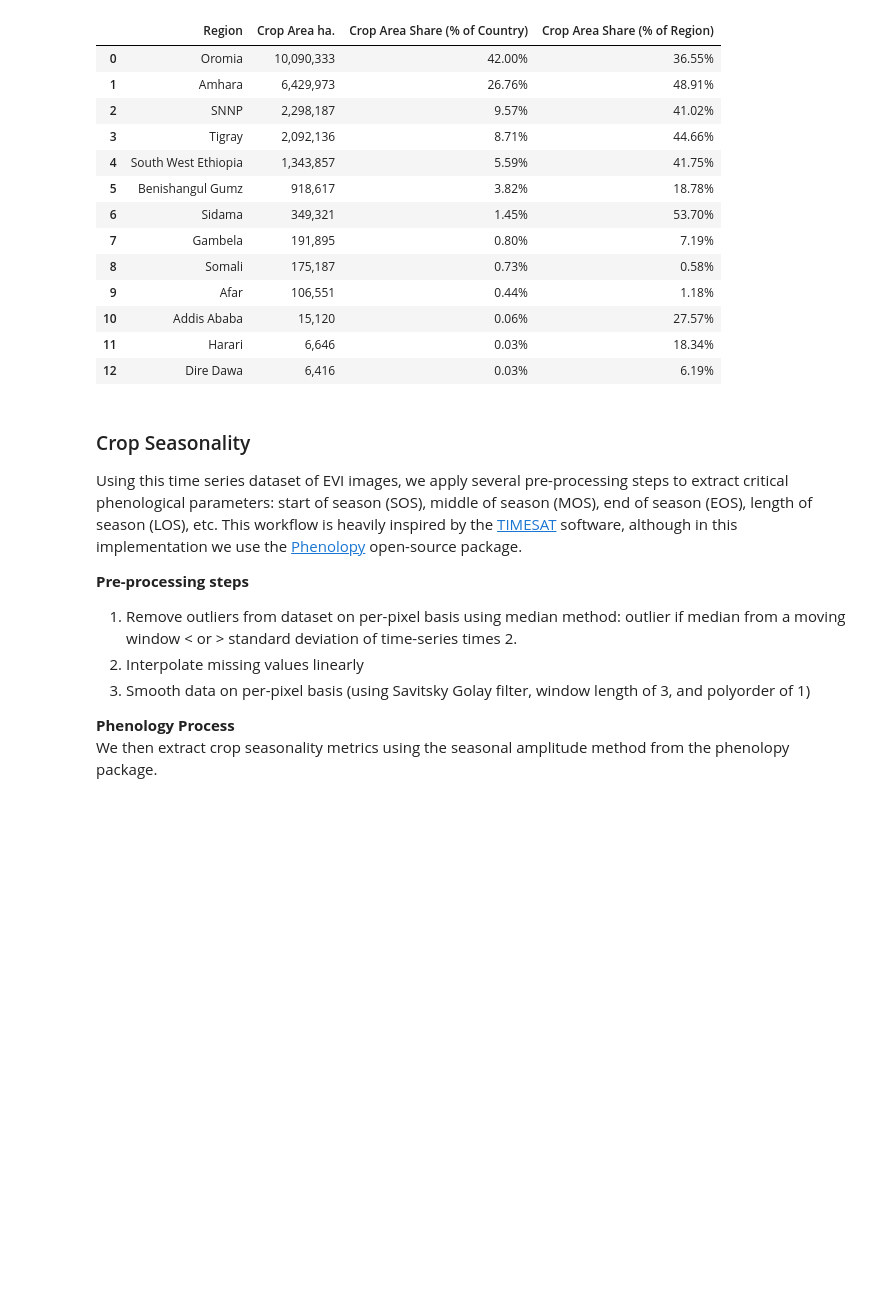
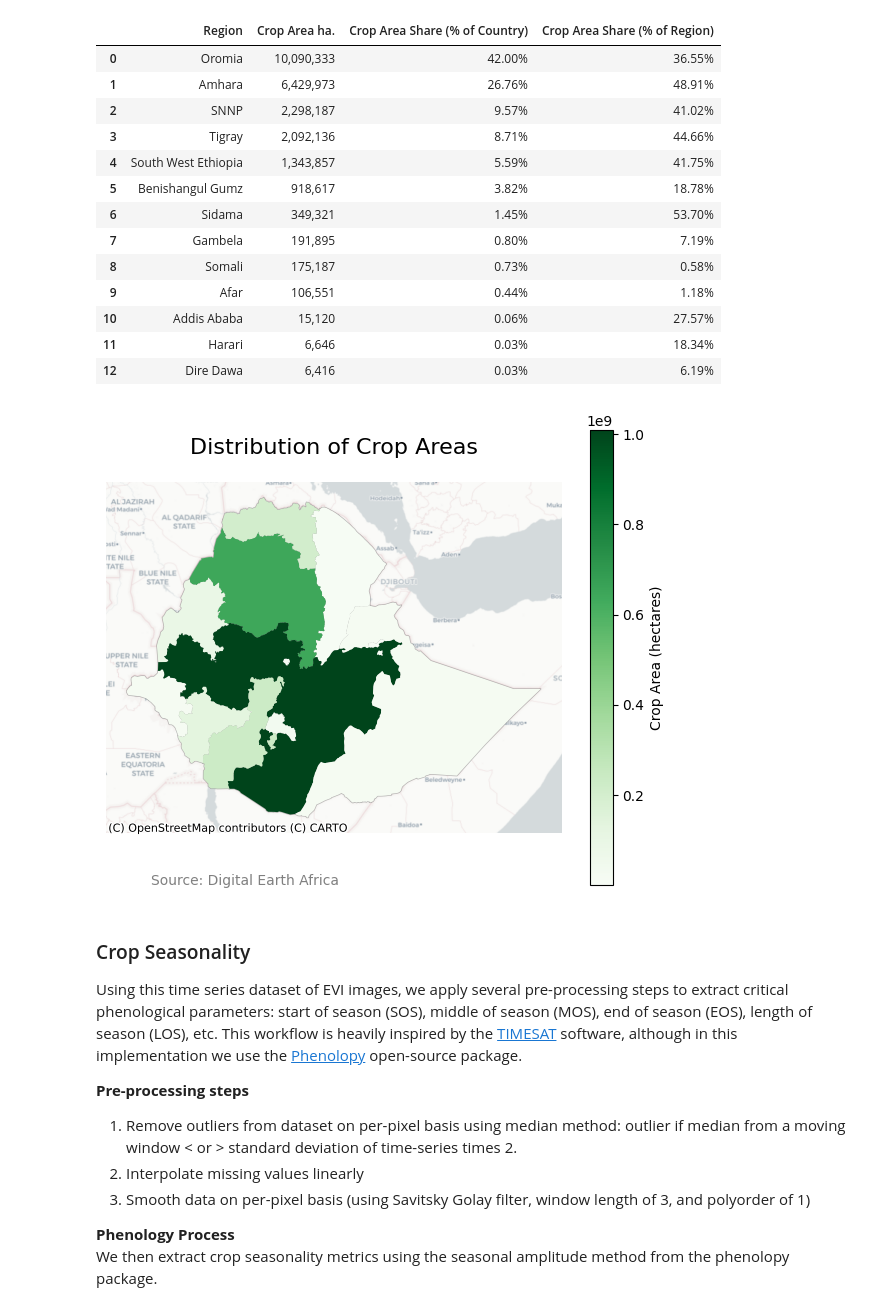
Before and after one commit to datapartnership/ethiopia-economic-monitoring, a Jupyter notebook: notebooks/agriculture/crop-productivity.ipynb, the cells around one changed output. Saved outputs shown, nothing was run; the diff lists cells and outputs as text; code cells hidden in the pictures; blank space fills up the shorter version.

```diff
--- a/notebooks/agriculture/crop-productivity.ipynb
+++ b/notebooks/agriculture/crop-productivity.ipynb
@@ -691,3 +671,52 @@ df[
+# %%
+import pandas as pd
+import geopandas
+import matplotlib.pyplot as plt
+import contextily as cx
+# Filter out non-positive and null values for 'Crop Area ha.'
+df_filtered = df[df['crop'].notna()]
+df_filtered['crop'] = df_filtered['crop'].astype('float64')
+#df_filtered = df_filtered[df_filtered['Crop Area ha.'] > 0]
+
+# Create the plot
+fig, ax = plt.subplots(1, 1, figsize=(6, 5)) # Adjusted figsize for better visual balance
+
+# Plot the bounding box first to provide context
+eth_adm1.plot(ax=ax, color='lightgray', edgecolor='gray', alpha=0.5)
+
+# Plot the filtered crop data
+df_filtered.plot(
+    column='crop',
+    cmap='Greens',
+    legend=True,
+    ax=ax,
+    marker='o',
+    markersize=50,
+    legend_kwds={'label': "Crop Area (hectares)"} # Re-added label for contextily-compatible legend if needed, though colorbar is better
+)
+
+# Add the CartoDB Positron basemap
+# You can choose different providers from contextily.providers
+cx.add_basemap(ax, crs=df_filtered.crs, source=cx.providers.CartoDB.Positron)
+
+
+# Add title and subtitle
+ax.set_title('Distribution of Crop Areas', fontsize=16, pad=20)
+
+# Add source text at the bottom
+fig.text(0.1, 0.03, 'Source: Digital Earth Africa',
+         horizontalalignment='left', fontsize=10, color='gray', transform=fig.transFigure)
+# fig.text(0.9, 0.03, 'Basemap: CartoDB Positron',
+#          horizontalalignment='right', fontsize=9, color='gray', transform=fig.transFigure)
+
+
+# Remove axis labels for a cleaner look if it's a map
+ax.set_axis_off()
+
+# Adjust layout
+plt.tight_layout() # tight_layout handles spacing better when basemap is added
+# %% [output]
+[figure, added]
 # %%
 crop_admin_regions = (
     df.sort_values(by="crop", ascending=False)["Region"].head(6).to_list()
```
Also changed, not shown: parts of 27 cells of this notebook.
